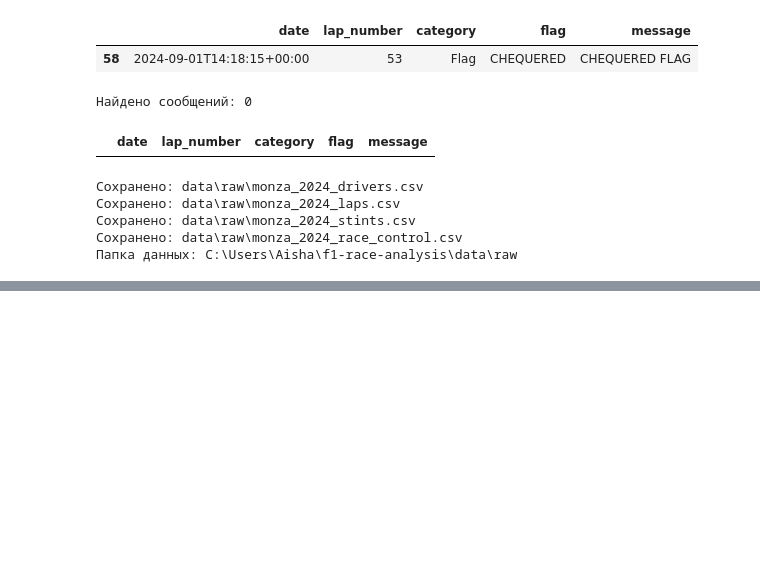
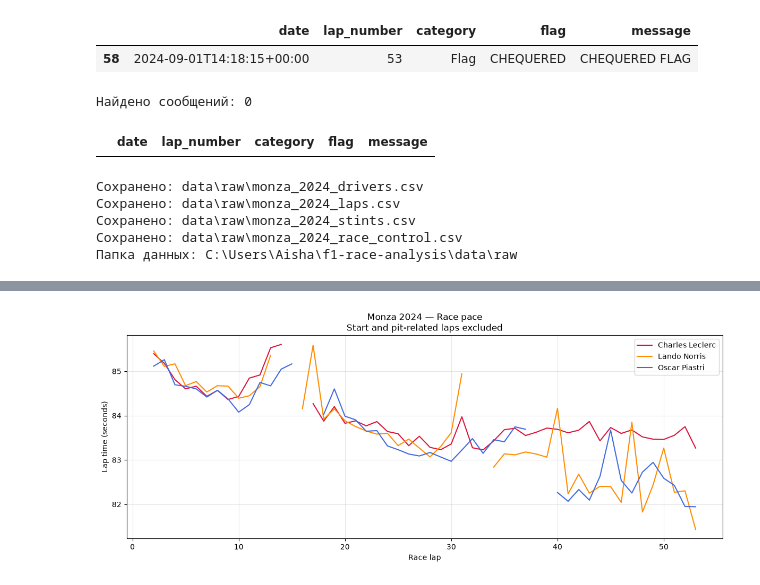
Before and after one commit to Aishendo/f1-race-analysis, a Jupyter notebook: race_analysis.ipynb, the cells around one changed output, grey strips where cells are left out. Cells and saved outputs as stored; diff of their text form; code cells hidden in the pictures; blank space fills up the shorter version.

```diff
--- a/race_analysis.ipynb
+++ b/race_analysis.ipynb
@@ -453,0 +563,31 @@ print("Папка данных:", data_dir.resolve())
+# %%
+fig, ax = plt.subplots(figsize=(12, 5))
+
+for number in selected_numbers:
+    driver_laps = pace_with_tyres.loc[
+        pace_with_tyres["driver_number"].eq(number)
+    ].sort_values("lap_number")
+
+    # Возвращаем пропущенные номера кругов как пустые значения,
+    # чтобы линия прерывалась в местах исключённых кругов.
+    lap_times = driver_laps.set_index("lap_number")["lap_duration"]
+    lap_times = lap_times.reindex(range(1, 54))
+
+    ax.plot(
+        lap_times.index,
+        lap_times,
+        color=colors[number],
+        label=driver_names[number],
+        linewidth=1.5,
+    )
+
+ax.set_title("Monza 2024 — Race pace\nStart and pit-related laps excluded")
+ax.set_xlabel("Race lap")
+ax.set_ylabel("Lap time (seconds)")
+ax.legend()
+ax.grid(alpha=0.3)
+
+plt.tight_layout()
+plt.show()
+# %% [output]
+[figure, added]
```
Also changed, not shown: parts of 2 cells of this notebook.
